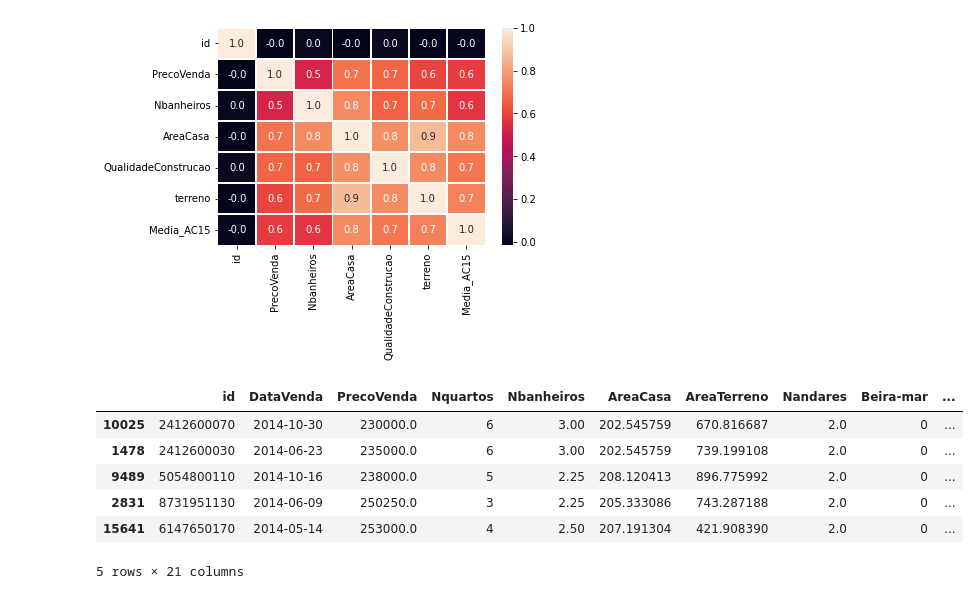
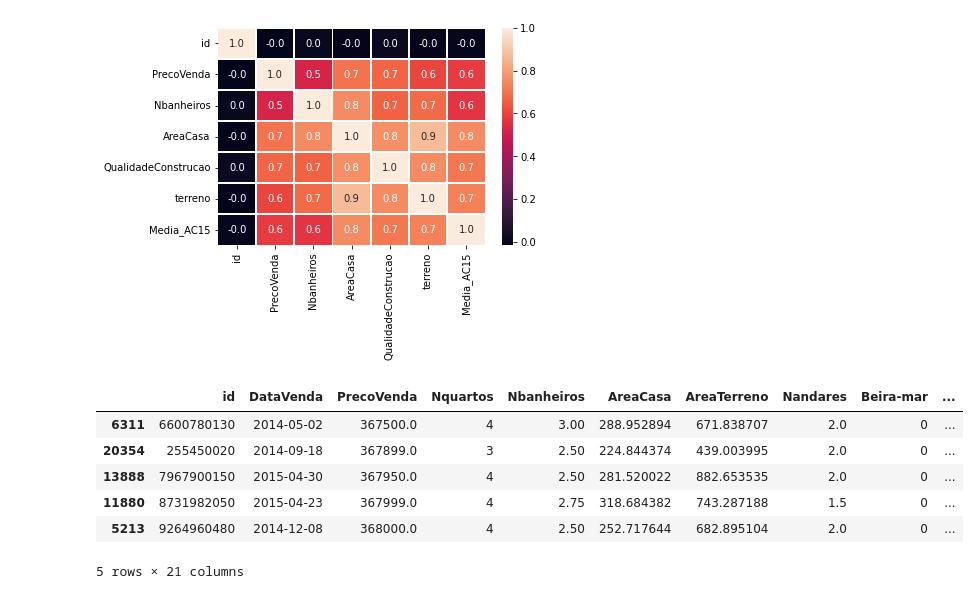
Before and after one commit to flaviod08/MiniProjetoDNC1, a Jupyter notebook: FTDJ_MiniProjetoDNC1.ipynb, the cells around one changed output. Drawn from its saved outputs; the diff is of its cells as text; code cells hidden in the pictures.

```diff
--- a/FTDJ_MiniProjetoDNC1.ipynb
+++ b/FTDJ_MiniProjetoDNC1.ipynb
@@ -265,15 +265,15 @@ plot2
 # %%
 ## foram filtratdas as principais caracteristicas que influenciam no valor do imóvel
 ## esse filtro foi baseado no valor da média dessas características
 ## com objetivo de buscar imóveis com características iguais ou superiores a média e com valor de vendo menor para que a imobiliária possa lucar com a revenda
 
-Filtrovalimportantes = df[(df['PrecoVenda'] < 540088) & (df['Nbanheiros']>=2) & (df['AreaCasa'] >= 200) & (df['QualidadeConstrucao'] >= 7) & (df['terreno'] >= 2000) & (df['Media_AC15'] > 180)]
-Filtrovalimportantes.tail().sort_values(by=['PrecoVenda'],ascending=True)
+cincomelhores = df[(df['PrecoVenda'] > 367127) & (df['Nbanheiros']>=2) & (df['AreaCasa'] >= 200) & (df['QualidadeConstrucao'] >= 7) & (df['terreno'] >= 2000) & (df['Media_AC15'] > 180)]
+cincomelhores.tail().sort_values(by=['PrecoVenda'],ascending=True)
 # %% [output]
 |  | id | DataVenda | PrecoVenda | Nquartos | Nbanheiros | AreaCasa | AreaTerreno | Nandares | Beira-mar | ... |
-| 10025 | 2412600070 | 2014-10-30 | 230000.0 | 6 | 3.00 | 202.545759 | 670.816687 | 2.0 | 0 | ... |
-| 1478 | 2412600030 | 2014-06-23 | 235000.0 | 6 | 3.00 | 202.545759 | 739.199108 | 2.0 | 0 | ... |
-| 9489 | 5054800110 | 2014-10-16 | 238000.0 | 5 | 2.25 | 208.120413 | 896.775992 | 2.0 | 0 | ... |
-| 2831 | 8731951130 | 2014-06-09 | 250250.0 | 3 | 2.25 | 205.333086 | 743.287188 | 2.0 | 0 | ... |
-| 15641 | 6147650170 | 2014-05-14 | 253000.0 | 4 | 2.50 | 207.191304 | 421.908390 | 2.0 | 0 | ... |
+| 6311 | 6600780130 | 2014-05-02 | 367500.0 | 4 | 3.00 | 288.952894 | 671.838707 | 2.0 | 0 | ... |
+| 20354 | 255450020 | 2014-09-18 | 367899.0 | 3 | 2.50 | 224.844374 | 439.003995 | 2.0 | 0 | ... |
+| 13888 | 7967900150 | 2015-04-30 | 367950.0 | 4 | 2.50 | 281.520022 | 882.653535 | 2.0 | 0 | ... |
+| 11880 | 8731982050 | 2015-04-23 | 367999.0 | 4 | 2.75 | 318.684382 | 743.287188 | 1.5 | 0 | ... |
+| 5213 | 9264960480 | 2014-12-08 | 368000.0 | 4 | 2.50 | 252.717644 | 682.895104 | 2.0 | 0 | ... |
 5 rows × 21 columns
```
Also changed, not shown: parts of 1 cell of this notebook.
